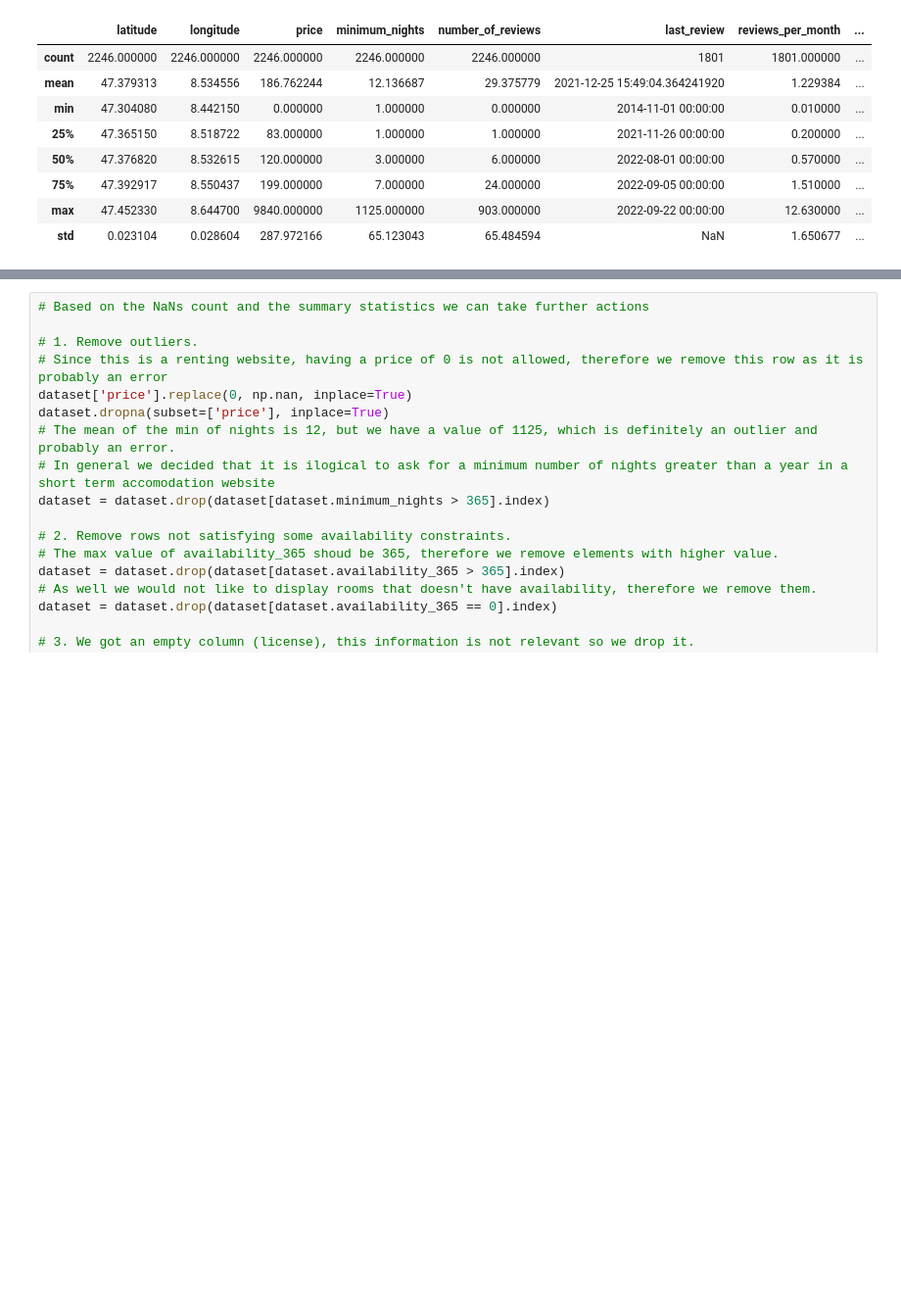
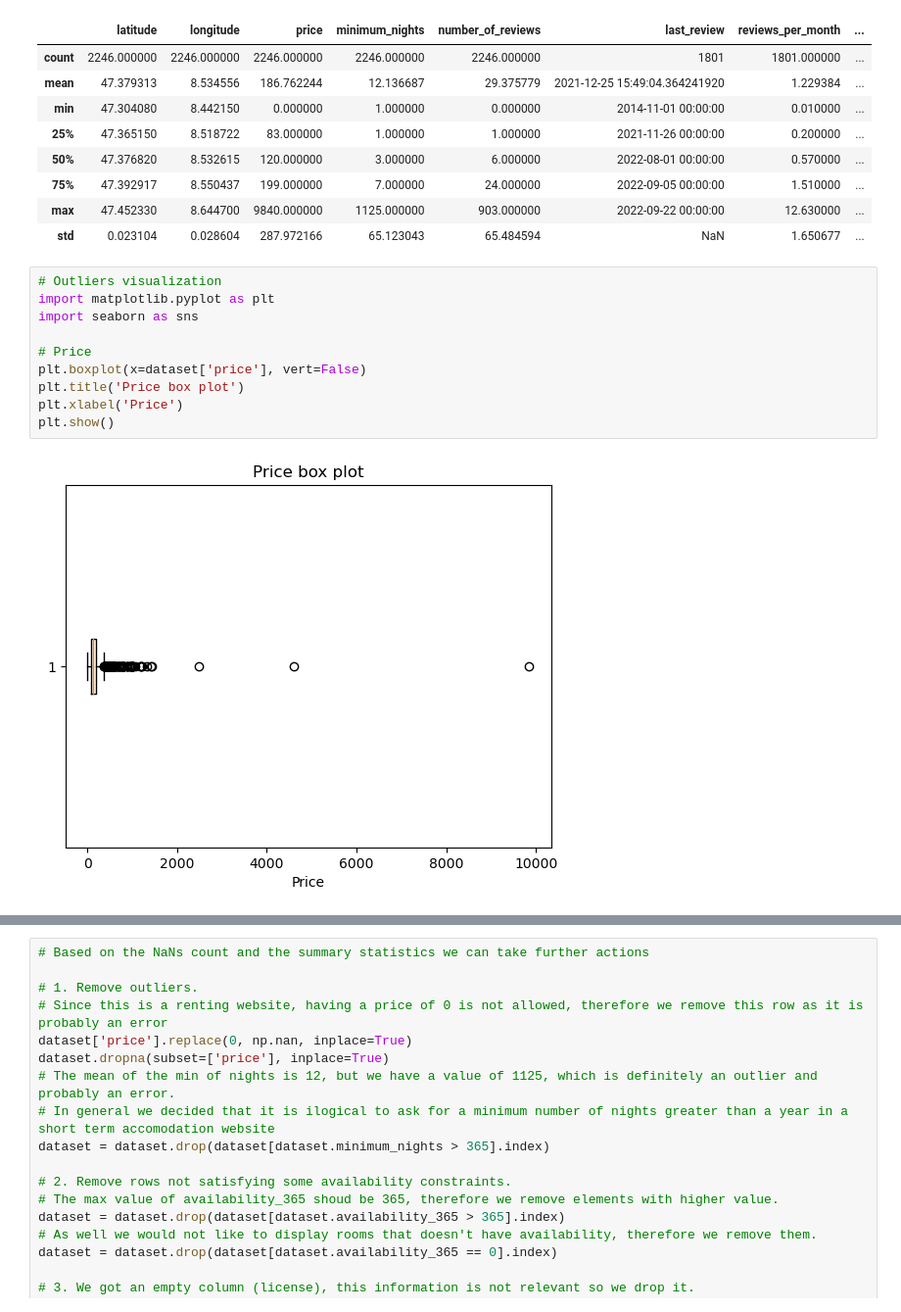
Before and after one commit to ErikBlomsterberg/IVDA, a Jupyter notebook: backend/dataPreprocessing.ipynb, the cells around one changed output, grey strips where cells are left out. Shown at 98% size. Saved outputs shown, nothing was run; the diff lists cells and outputs as text; blank space fills up the shorter version.

```diff
--- a/backend/dataPreprocessing.ipynb
+++ b/backend/dataPreprocessing.ipynb
@@ -84,3 +123,15 @@ dataset.drop("host_id", axis=1).describe()
 | 75% | 47.392917 | 8.550437 | 199.000000 | 7.000000 | 24.000000 | 2022-09-05 00:00:00 | 1.510000 | ... |
 | max | 47.452330 | 8.644700 | 9840.000000 | 1125.000000 | 903.000000 | 2022-09-22 00:00:00 | 12.630000 | ... |
 | std | 0.023104 | 0.028604 | 287.972166 | 65.123043 | 65.484594 | NaN | 1.650677 | ... |
+# %%
+# Outliers visualization
+import matplotlib.pyplot as plt
+import seaborn as sns
+
+# Price
+plt.boxplot(x=dataset['price'], vert=False)
+plt.title('Price box plot')
+plt.xlabel('Price')
+plt.show()
+# %% [output]
+[figure, added]
```
Also changed, not shown: parts of 24 cells of this notebook.
